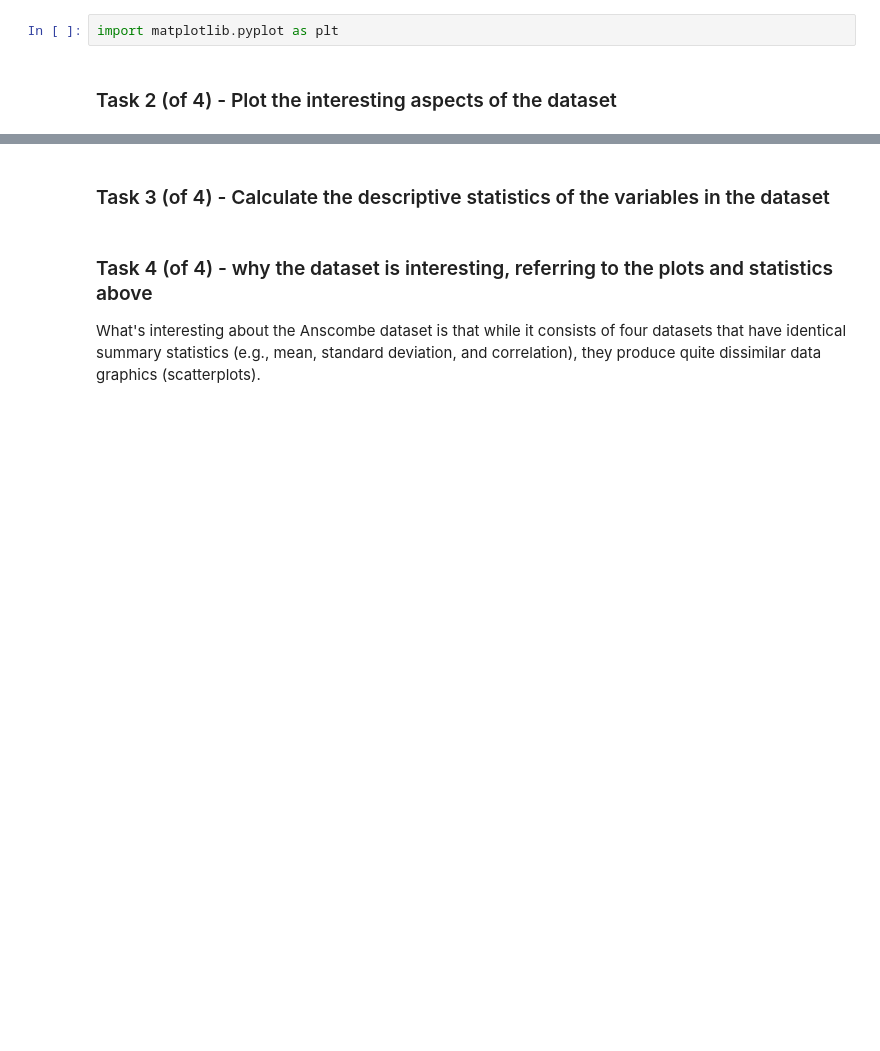
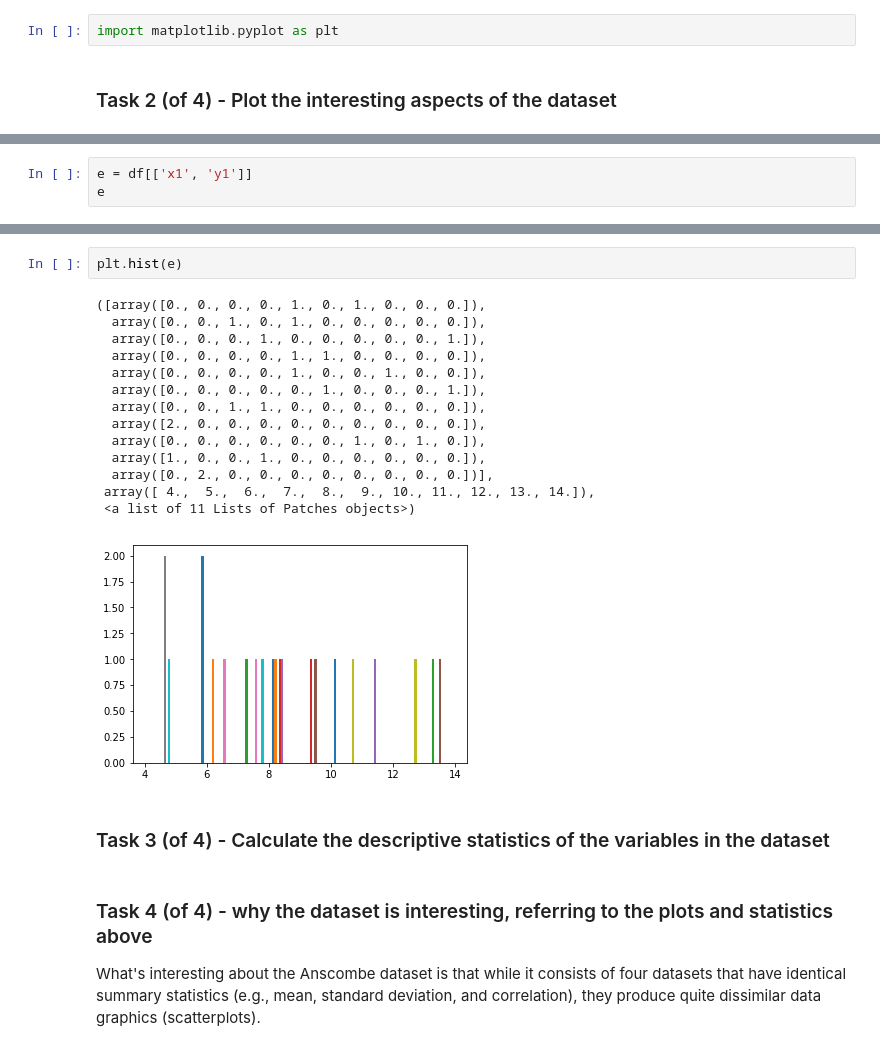
Before and after one commit to Aqua5lad/Anscombes-quartet-dataset, a Jupyter notebook: Anscombes Dataset Analysis.ipynb, the cells around one changed output, grey strips where cells are left out. Drawn from its saved outputs; the diff is of its cells as text; blank space fills up the shorter version.

Commit message:
Task 2 plot the 1st dataset

```diff
--- a/Anscombes Dataset Analysis.ipynb
+++ b/Anscombes Dataset Analysis.ipynb
@@ -20,0 +38,3 @@ import matplotlib.pyplot as plt
+# %%
+e = df[['x1', 'y1']]
+e
@@ -21,3 +54,20 @@ import matplotlib.pyplot as plt
+# %%
+plt.hist(e)
+# %% [output]
+([array([0., 0., 0., 0., 1., 0., 1., 0., 0., 0.]),
+  array([0., 0., 1., 0., 1., 0., 0., 0., 0., 0.]),
+  array([0., 0., 0., 1., 0., 0., 0., 0., 0., 1.]),
+  array([0., 0., 0., 0., 1., 1., 0., 0., 0., 0.]),
+  array([0., 0., 0., 0., 1., 0., 0., 1., 0., 0.]),
+  array([0., 0., 0., 0., 0., 1., 0., 0., 0., 1.]),
+  array([0., 0., 1., 1., 0., 0., 0., 0., 0., 0.]),
+  array([2., 0., 0., 0., 0., 0., 0., 0., 0., 0.]),
+  array([0., 0., 0., 0., 0., 0., 1., 0., 1., 0.]),
+  array([1., 0., 0., 1., 0., 0., 0., 0., 0., 0.]),
+  array([0., 2., 0., 0., 0., 0., 0., 0., 0., 0.])],
+ array([ 4.,  5.,  6.,  7.,  8.,  9., 10., 11., 12., 13., 14.]),
+ <a list of 11 Lists of Patches objects>)
+[figure, added]
 # %% [markdown]
 ### Task 3 (of 4) - Calculate the descriptive statistics of the variables in the dataset
 # %% [markdown]
```
Also changed, not shown: parts of 3 cells of this notebook.
